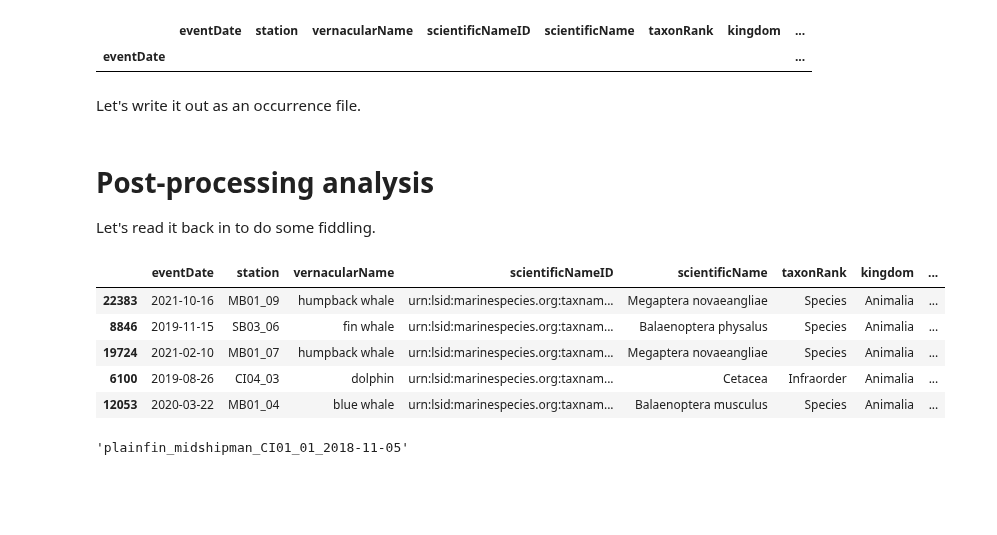
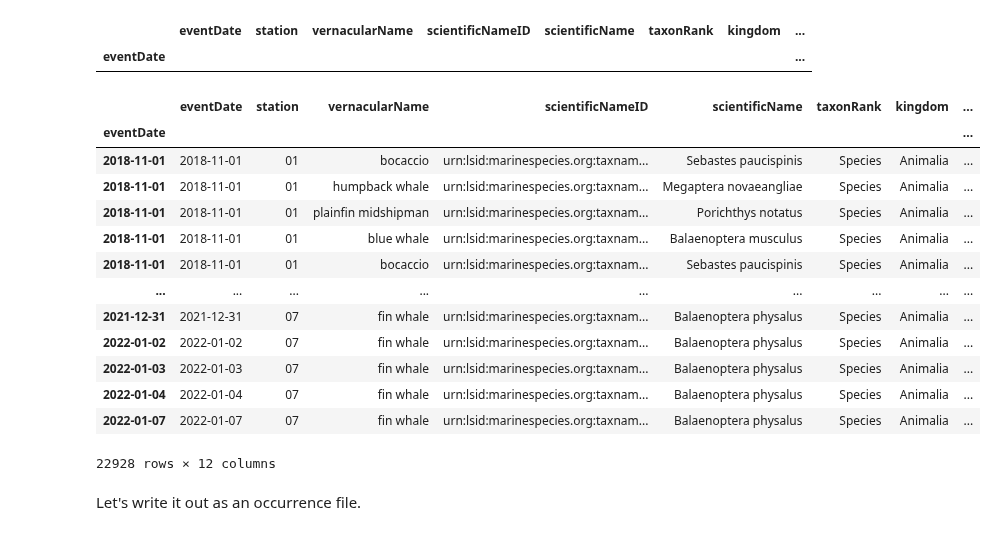
Before and after one commit to ioos/bio_data_guide, a Jupyter notebook: datasets/SanctSound/02_presence_to_occurrence.ipynb, the cells around one changed output. Drawn from its saved outputs; the diff is of its cells as text; code cells hidden in the pictures; blank space fills up the shorter version.

Commit message:
update occurrenceID generation

```diff
--- a/datasets/SanctSound/02_presence_to_occurrence.ipynb
+++ b/datasets/SanctSound/02_presence_to_occurrence.ipynb
@@ -191,12 +191,33 @@ Let's make an appropriate `occurrenceID` by appending the `vernacularName`, `sta
 
 Second we want to check that all occurrences are unique using this method. If the resultant table is empty, we have made locally unique identifiers.
 # %%
-df_occur['occurrenceID'] = df_occur['station'] + "_" + df_occur['vernacularName'].str.replace(' ','_') + "_" + df_occur['eventDate'].dt.strftime('%Y-%m-%d')
+df_occur['site'] = df_occur['station'].str.split("_",expand=True)[0]
+
+df_occur['station'] = df_occur['station'].str.split("_",expand=True)[1]
+
+df_occur['occurrenceID'] = 'site' + df_occur['site'] + "_" + 'station' + df_occur['station'] + '_' + df_occur['vernacularName'].str.replace(' ','_') + "_" + df_occur['eventDate'].dt.strftime('%Y-%m-%d')
 
 df_occur.loc[df_occur['occurrenceID'].duplicated(keep=False)]
 # %% [output]
 |  | eventDate | station | vernacularName | scientificNameID | scientificName | taxonRank | kingdom | ... |
 | eventDate |  |  |  |  |  |  |  | ... |
+# %%
+df_occur
+# %% [output]
+|  | eventDate | station | vernacularName | scientificNameID | scientificName | taxonRank | kingdom | ... |
+| eventDate |  |  |  |  |  |  |  | ... |
+| 2018-11-01 | 2018-11-01 | 01 | bocaccio | urn:lsid:marinespecies.org:taxnam... | Sebastes paucispinis | Species | Animalia | ... |
+| 2018-11-01 | 2018-11-01 | 01 | humpback whale | urn:lsid:marinespecies.org:taxnam... | Megaptera novaeangliae | Species | Animalia | ... |
+| 2018-11-01 | 2018-11-01 | 01 | plainfin midshipman | urn:lsid:marinespecies.org:taxnam... | Porichthys notatus | Species | Animalia | ... |
+| 2018-11-01 | 2018-11-01 | 01 | blue whale | urn:lsid:marinespecies.org:taxnam... | Balaenoptera musculus | Species | Animalia | ... |
+| 2018-11-01 | 2018-11-01 | 01 | bocaccio | urn:lsid:marinespecies.org:taxnam... | Sebastes paucispinis | Species | Animalia | ... |
+| ... | ... | ... | ... | ... | ... | ... | ... | ... |
+| 2021-12-31 | 2021-12-31 | 07 | fin whale | urn:lsid:marinespecies.org:taxnam... | Balaenoptera physalus | Species | Animalia | ... |
+| 2022-01-02 | 2022-01-02 | 07 | fin whale | urn:lsid:marinespecies.org:taxnam... | Balaenoptera physalus | Species | Animalia | ... |
+| 2022-01-03 | 2022-01-03 | 07 | fin whale | urn:lsid:marinespecies.org:taxnam... | Balaenoptera physalus | Species | Animalia | ... |
+| 2022-01-04 | 2022-01-04 | 07 | fin whale | urn:lsid:marinespecies.org:taxnam... | Balaenoptera physalus | Species | Animalia | ... |
+| 2022-01-07 | 2022-01-07 | 07 | fin whale | urn:lsid:marinespecies.org:taxnam... | Balaenoptera physalus | Species | Animalia | ... |
+22928 rows × 12 columns
 # %% [markdown]
 Let's write it out as an occurrence file.
 # %%
@@ -204,24 +225,3 @@ Let's write it out as an occurrence file.
 
 fname_occur = 'data/occurrence.zip'
 df_occur.to_csv(fname_occur,date_format='%Y-%m-%d', index=False, compression='zip')
-# %% [markdown]
-# Post-processing analysis
-
-Let's read it back in to do some fiddling.
-# %%
-import pandas as pd
-
-occur = pd.read_csv(fname_occur, low_memory=False, compression='zip')
-
-occur.sample(5)
-# %% [output]
-|  | eventDate | station | vernacularName | scientificNameID | scientificName | taxonRank | kingdom | ... |
-| 22383 | 2021-10-16 | MB01_09 | humpback whale | urn:lsid:marinespecies.org:taxnam... | Megaptera novaeangliae | Species | Animalia | ... |
-| 8846 | 2019-11-15 | SB03_06 | fin whale | urn:lsid:marinespecies.org:taxnam... | Balaenoptera physalus | Species | Animalia | ... |
-| 19724 | 2021-02-10 | MB01_07 | humpback whale | urn:lsid:marinespecies.org:taxnam... | Megaptera novaeangliae | Species | Animalia | ... |
-| 6100 | 2019-08-26 | CI04_03 | dolphin | urn:lsid:marinespecies.org:taxnam... | Cetacea | Infraorder | Animalia | ... |
-| 12053 | 2020-03-22 | MB01_04 | blue whale | urn:lsid:marinespecies.org:taxnam... | Balaenoptera musculus | Species | Animalia | ... |
-# %%
-occur['occurrenceID'][50]
-# %% [output]
-'plainfin_midshipman_CI01_01_2018-11-05'
```
Also changed, not shown: parts of 8 cells of this notebook, 1 other file.
